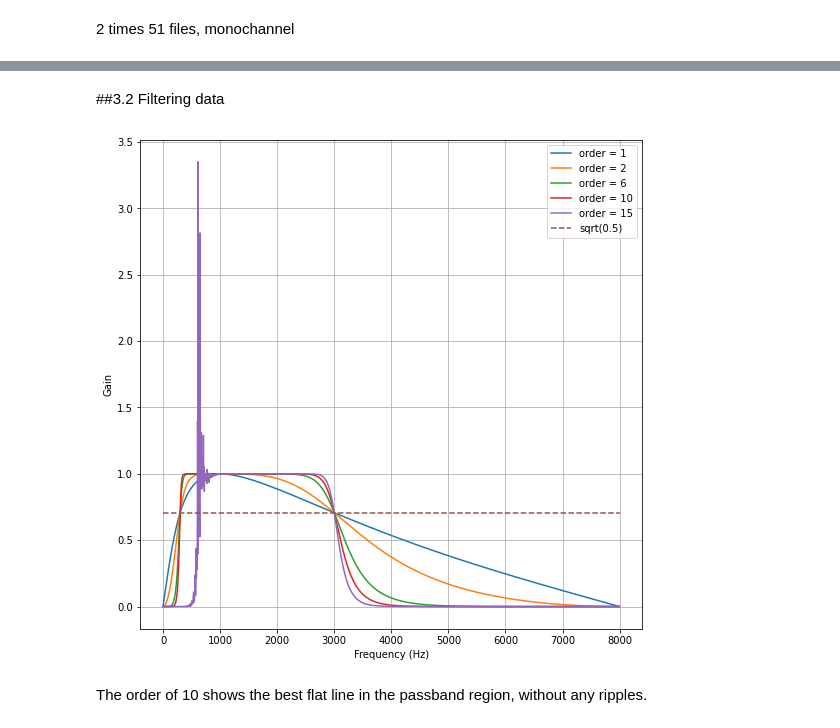
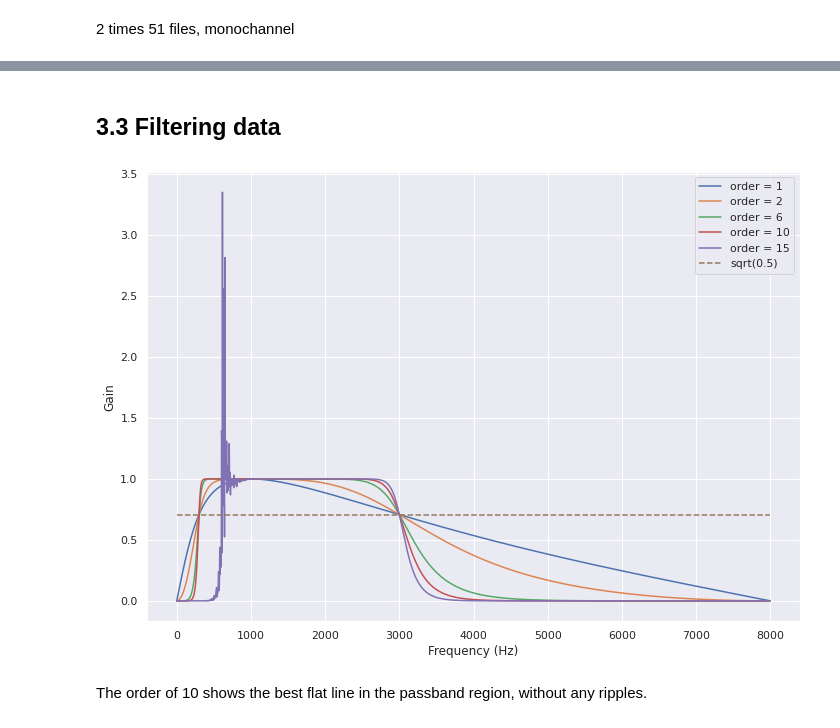
Before and after one commit to crdsteixeira/SP_project, a Jupyter notebook: signal_processing_catia.ipynb, the cells around one changed output, grey strips where cells are left out. Drawn from its saved outputs; the diff is of its cells as text; code cells hidden in the pictures.

```diff
--- a/signal_processing_catia.ipynb
+++ b/signal_processing_catia.ipynb
@@ -169,2 +204,2 @@ maudios.shape
 # %% [markdown]
-##3.2 Filtering data
+## 3.3 Filtering data
@@ -180,24 +206,23 @@ for i in maudios:
 # %%
-# visualizing the band-pass filter:
-plt.figure(figsize = (9,9) )
+sns.set(rc={'figure.figsize':(11.7,8.27)})
 for order in [1, 2, 6, 10, 15]:
   fs = 16000
   h_cut = 3000
   l_cut= 300
   b, a = signal.butter(order, [l_cut, h_cut], 'bandpass', fs=fs)
   w, h = signal.freqz(b, a, worN=2000)
   plt.plot((fs * 0.5 / np.pi) * w, abs(h), label="order = %d" % order)
 
+plt.rcParams["figure.figsize"] = (11.7, 8.27)
 plt.plot([0, 0.5 * fs], [np.sqrt(0.5), np.sqrt(0.5)],
          '--', label='sqrt(0.5)')
 plt.xlabel('Frequency (Hz)')
 plt.ylabel('Gain')
 plt.grid(True)
 plt.legend(loc='best')
-
 plt.show()
 # %% [output]
-[figure, old version]
+[figure, new version]
 # %% [markdown]
 The order of 10 shows the best flat line in the passband region, without any ripples.
 # %%
```
Also changed, not shown: parts of 40 cells of this notebook.
